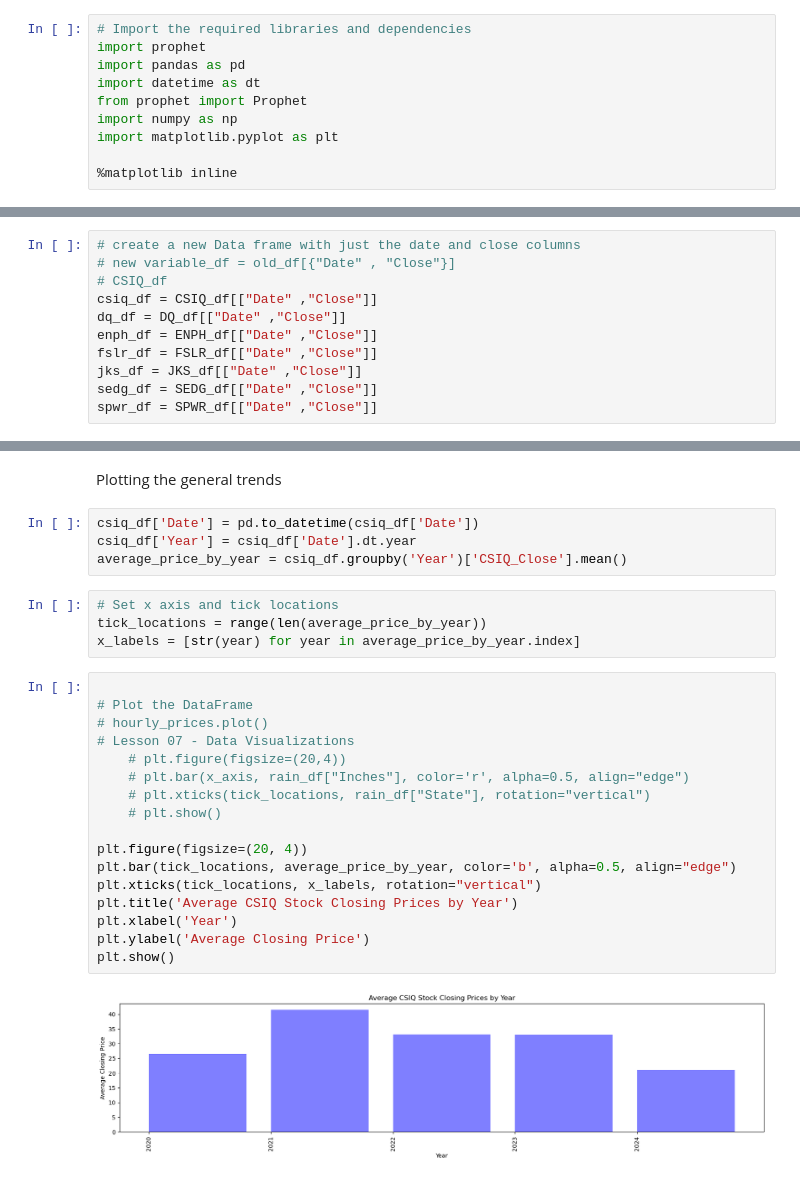
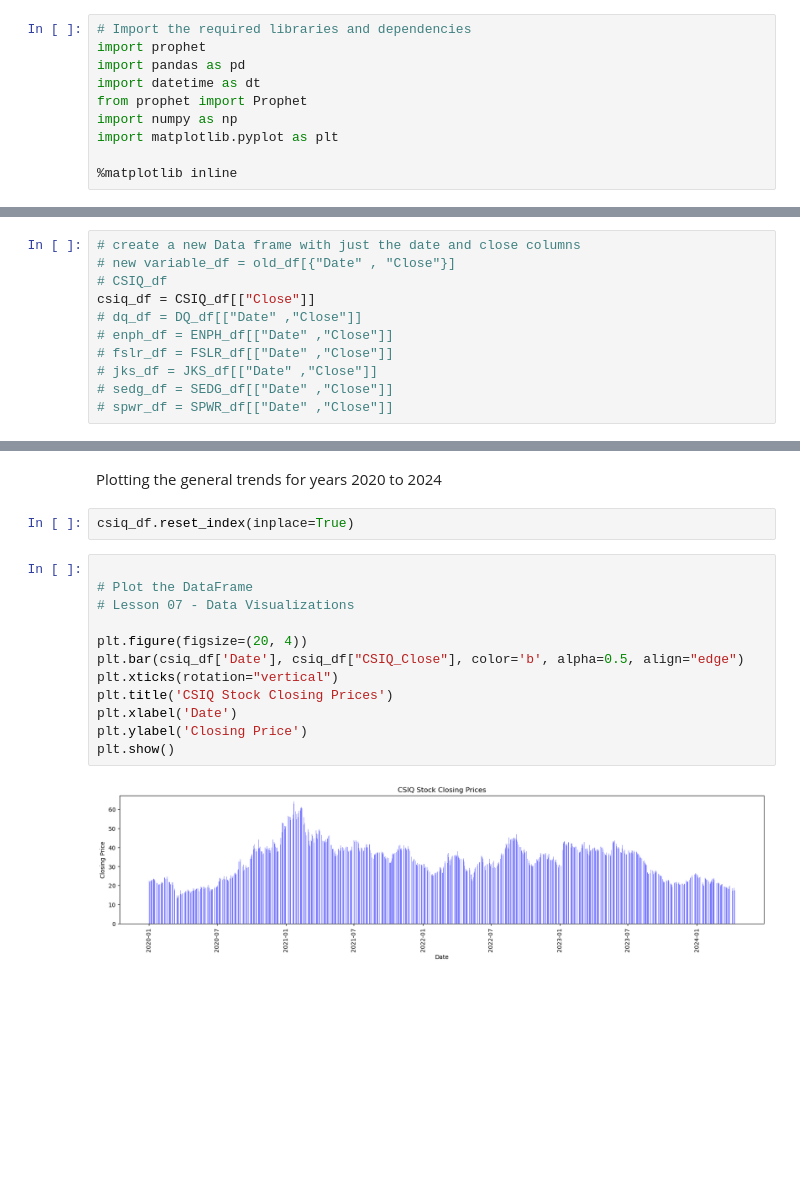
Before and after one commit to srhill12/Solar_stock_project, a Jupyter notebook: tatiana_work.ipynb, the cells around one changed output, grey strips where cells are left out. Saved outputs shown, nothing was run; the diff lists cells and outputs as text; blank space fills up the shorter version.

```diff
--- a/tatiana_work.ipynb
+++ b/tatiana_work.ipynb
@@ -76,13 +64,13 @@ display(SPWR_df.head())
 # create a new Data frame with just the date and close columns
 # new variable_df = old_df[{"Date" , "Close"}]
 # CSIQ_df
-csiq_df = CSIQ_df[["Date" ,"Close"]]
-dq_df = DQ_df[["Date" ,"Close"]]
-enph_df = ENPH_df[["Date" ,"Close"]]
-fslr_df = FSLR_df[["Date" ,"Close"]]
-jks_df = JKS_df[["Date" ,"Close"]]
-sedg_df = SEDG_df[["Date" ,"Close"]]
-spwr_df = SPWR_df[["Date" ,"Close"]]
+csiq_df = CSIQ_df[["Close"]]
+# dq_df = DQ_df[["Date" ,"Close"]]
+# enph_df = ENPH_df[["Date" ,"Close"]]
+# fslr_df = FSLR_df[["Date" ,"Close"]]
+# jks_df = JKS_df[["Date" ,"Close"]]
+# sedg_df = SEDG_df[["Date" ,"Close"]]
+# spwr_df = SPWR_df[["Date" ,"Close"]]
 # %%
 # Rename the close column in this cleaning step
 # new variable_df = new variable_df.rename(columns = {"Close" : "STOCK SYMBOL"})
@@ -149,29 +102,18 @@ display(spwr_df.head())
 # %% [markdown]
-Plotting the general trends
+Plotting the general trends for years 2020 to 2024
-# %%
-csiq_df['Date'] = pd.to_datetime(csiq_df['Date'])
-csiq_df['Year'] = csiq_df['Date'].dt.year
-average_price_by_year = csiq_df.groupby('Year')['CSIQ_Close'].mean()
-# %%
-# Set x axis and tick locations
-tick_locations = range(len(average_price_by_year))
-x_labels = [str(year) for year in average_price_by_year.index]
+# %%
+csiq_df.reset_index(inplace=True)
 # %%
 
 # Plot the DataFrame
-# hourly_prices.plot()
 # Lesson 07 - Data Visualizations
-    # plt.figure(figsize=(20,4))
-    # plt.bar(x_axis, rain_df["Inches"], color='r', alpha=0.5, align="edge")
-    # plt.xticks(tick_locations, rain_df["State"], rotation="vertical")
-    # plt.show()
 
 plt.figure(figsize=(20, 4))
-plt.bar(tick_locations, average_price_by_year, color='b', alpha=0.5, align="edge")
-plt.xticks(tick_locations, x_labels, rotation="vertical")
-plt.title('Average CSIQ Stock Closing Prices by Year')
-plt.xlabel('Year')
-plt.ylabel('Average Closing Price')
+plt.bar(csiq_df['Date'], csiq_df["CSIQ_Close"], color='b', alpha=0.5, align="edge")
+plt.xticks(rotation="vertical")
+plt.title('CSIQ Stock Closing Prices')
+plt.xlabel('Date')
+plt.ylabel('Closing Price')
 plt.show()
 # %% [output]
-[figure, old version]
+[figure, new version]
```
Also changed, not shown: parts of 10 cells of this notebook.
